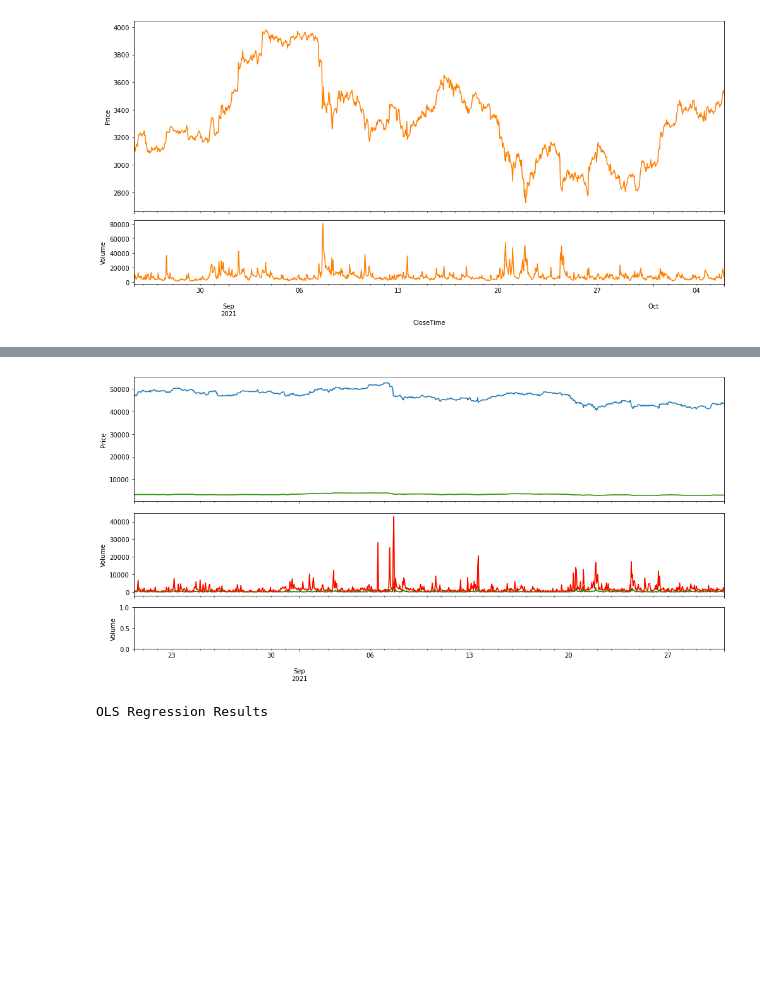
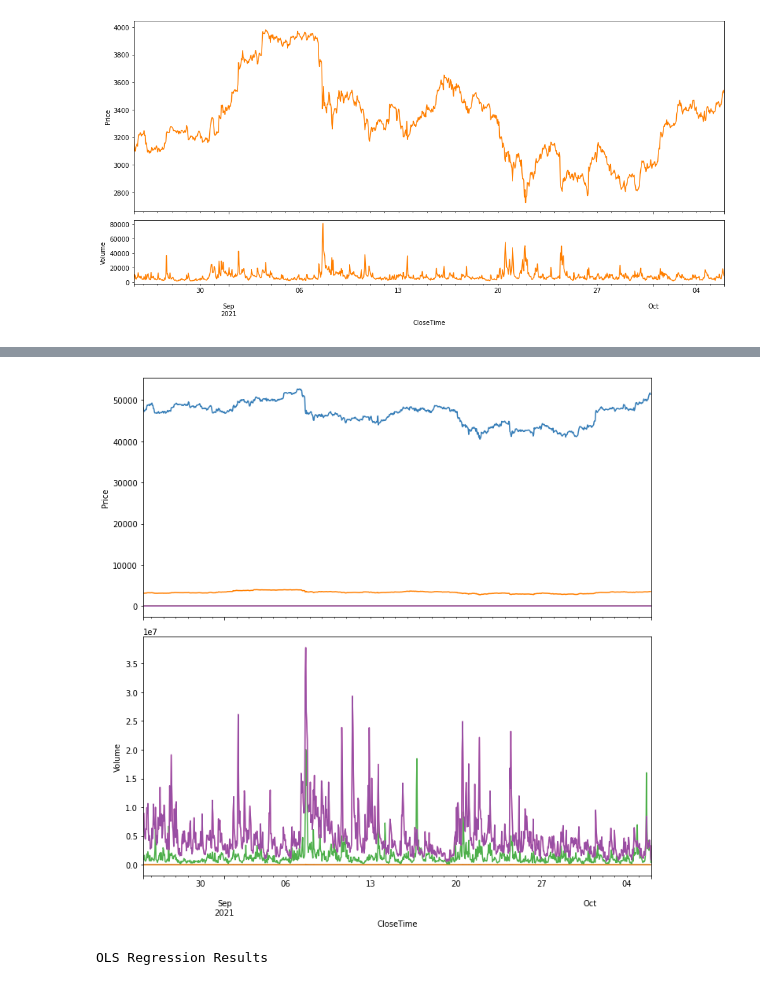
Before and after one commit to dj9678/ds_crypto_analysis, a Jupyter notebook: crypto_analytics.ipynb, the cells around one changed output, grey strips where cells are left out. Cells and saved outputs as stored; diff of their text form; code cells hidden in the pictures; blank space fills up the shorter version.

```diff
--- a/crypto_analytics.ipynb
+++ b/crypto_analytics.ipynb
@@ -22,7 +44,7 @@ data = req.json()
 # %%
-df = pd.DataFrame(data['result']['3600'], columns=[
+df1 = pd.DataFrame(data1['result']['3600'], columns=[
     'CloseTime', 'OpenPrice', 'HighPrice', 'LowPrice', 'ClosePrice', 'Volume', 'QuoteVolume'
 ])
 # %%
-df.drop(columns=['QuoteVolume'], inplace=True)
+df1.drop(columns=['QuoteVolume'], inplace=True)
 # %% [markdown]
@@ -57,5 +79,5 @@ memory usage: 47.0 KB
 # %%
-df['CloseTime'] = pd.to_datetime(df['CloseTime'], unit='s')
+df1['CloseTime'] = pd.to_datetime(df1['CloseTime'], unit='s')
 # %%
-df.set_index('CloseTime', inplace=True)
+df1.set_index('CloseTime', inplace=True)
 # %%
@@ -239,26 +213,24 @@ data5
 # %%
-fig, (ax1, ax2, ax3) = plt.subplots(3, 1, sharex=True, figsize=(14, 7), gridspec_kw = {'height_ratios':[3, 2, 1]})
-df['ClosePrice'].plot(ax=ax1)
-ax1.set_xlabel('Close Time')
-ax1.set_ylabel('Price')
-df2['ClosePrice'].plot(ax=ax1)
-ax1.set_xlabel('Close Time')
-ax1.set_ylabel('Price')
-df3['ClosePrice'].plot(ax=ax1)
+fig, (ax1, ax2) = plt.subplots(2, 1, sharex=True, figsize=(10, 10), gridspec_kw = {'height_ratios':[1, 1]})
+df1['ClosePrice'].plot(ax=ax1, color='#377eb8')
+df2['ClosePrice'].plot(ax=ax1, color='#ff7f00')
+df3['ClosePrice'].plot(ax=ax1, color='#4daf4a')
+df4['ClosePrice'].plot(ax=ax1, color='#f781bf')
+df5['ClosePrice'].plot(ax=ax1, color='#984ea3')
 ax1.set_xlabel('Close Time')
 ax1.set_ylabel('Price')
 
-df['Volume'].plot(ax=ax2, color='green')
+df1['Volume'].plot(ax=ax2, color='#377eb8')
+df2['Volume'].plot(ax=ax2, color='#ff7f00')
+df3['Volume'].plot(ax=ax2, color='#4daf4a')
+df4['Volume'].plot(ax=ax2, color='#f781bf')
+df5['Volume'].plot(ax=ax2, color='#984ea3')
 ax2.set_ylabel('Volume')
-df2['Volume'].plot(ax=ax2, color='orange')
-ax3.set_ylabel('Volume')
-df3['Volume'].plot(ax=ax2, color='red')
-ax3.set_ylabel('Volume')
 
 
 fig.tight_layout()
 # %% [output]
-[figure, old version]
+[figure, new version]
 # %%
 lm = sm.OLS(dfR1['ClosePrice'], dfR1[['OpenPrice', 'HighPrice', 'LowPrice','Volume', 'intercept']])
 results = lm.fit()
```
Also changed, not shown: parts of 34 cells of this notebook.
